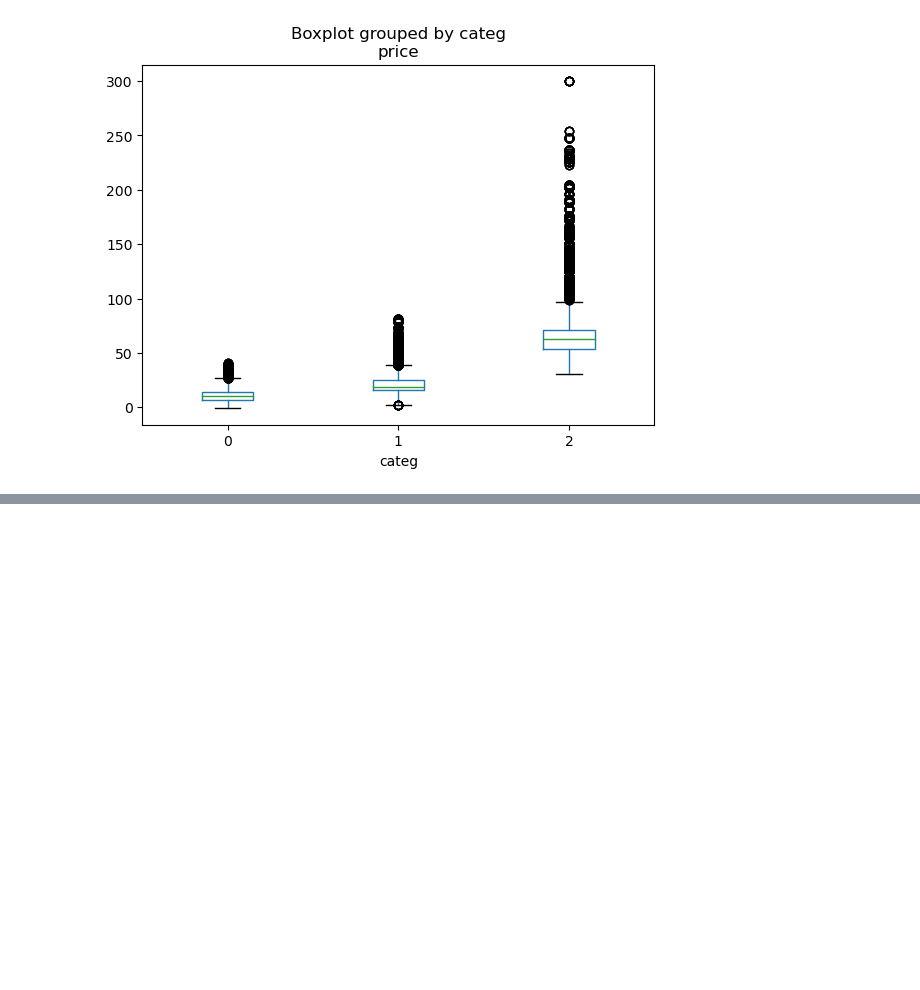
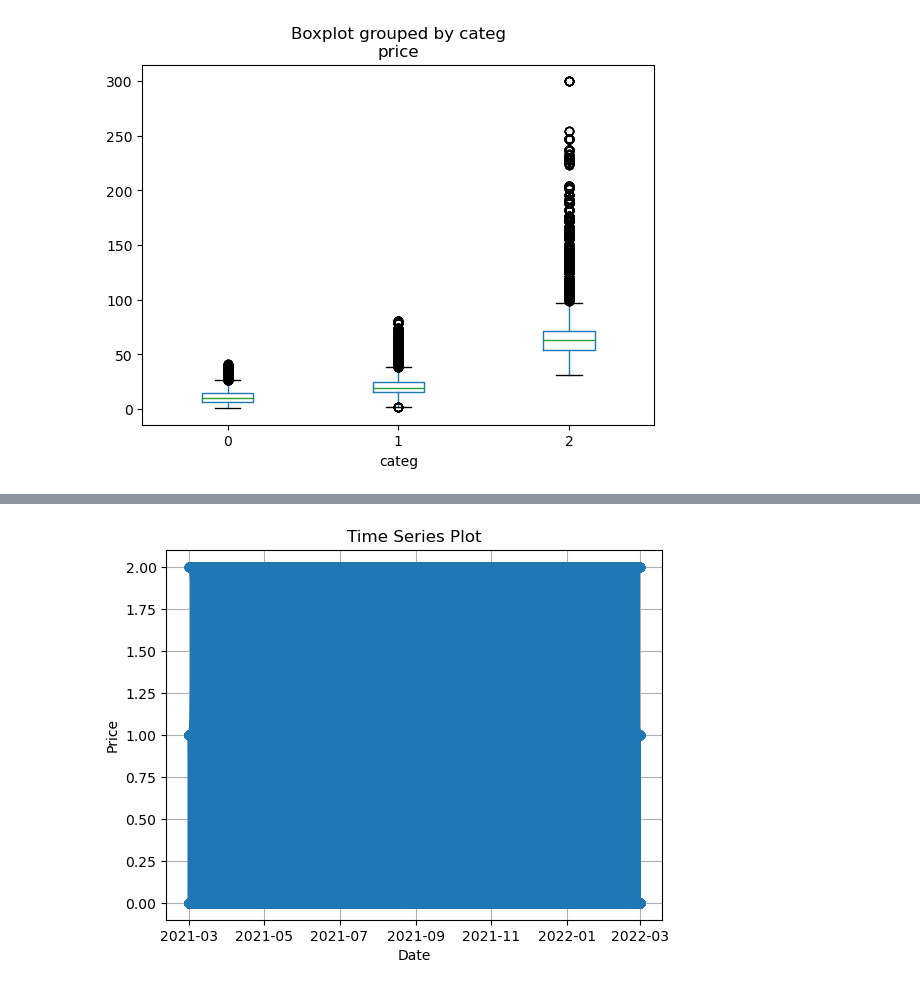
Before and after one commit to lakelure2020/OpenClassroom, a Jupyter notebook: Exploratory_Data_Analysis_with_Python.ipynb, the cells around one changed output, grey strips where cells are left out. Drawn from its saved outputs; the diff is of its cells as text; code cells hidden in the pictures; blank space fills up the shorter version.

```diff
--- a/Exploratory_Data_Analysis_with_Python.ipynb
+++ b/Exploratory_Data_Analysis_with_Python.ipynb
@@ -349,0 +613,10 @@ test_2021-03-01 02:30:02.237424   m   2001    -1.725215e-06
+# %%
+# Plot the time series
+plt.plot(df['date'], df['categ'], marker='o')
+plt.xlabel('Date')
+plt.ylabel('Price')
+plt.title('Time Series Plot')
+plt.grid(True)
+plt.show()
+# %% [output]
+[figure, added]
```
Also changed, not shown: parts of 58 cells of this notebook.
